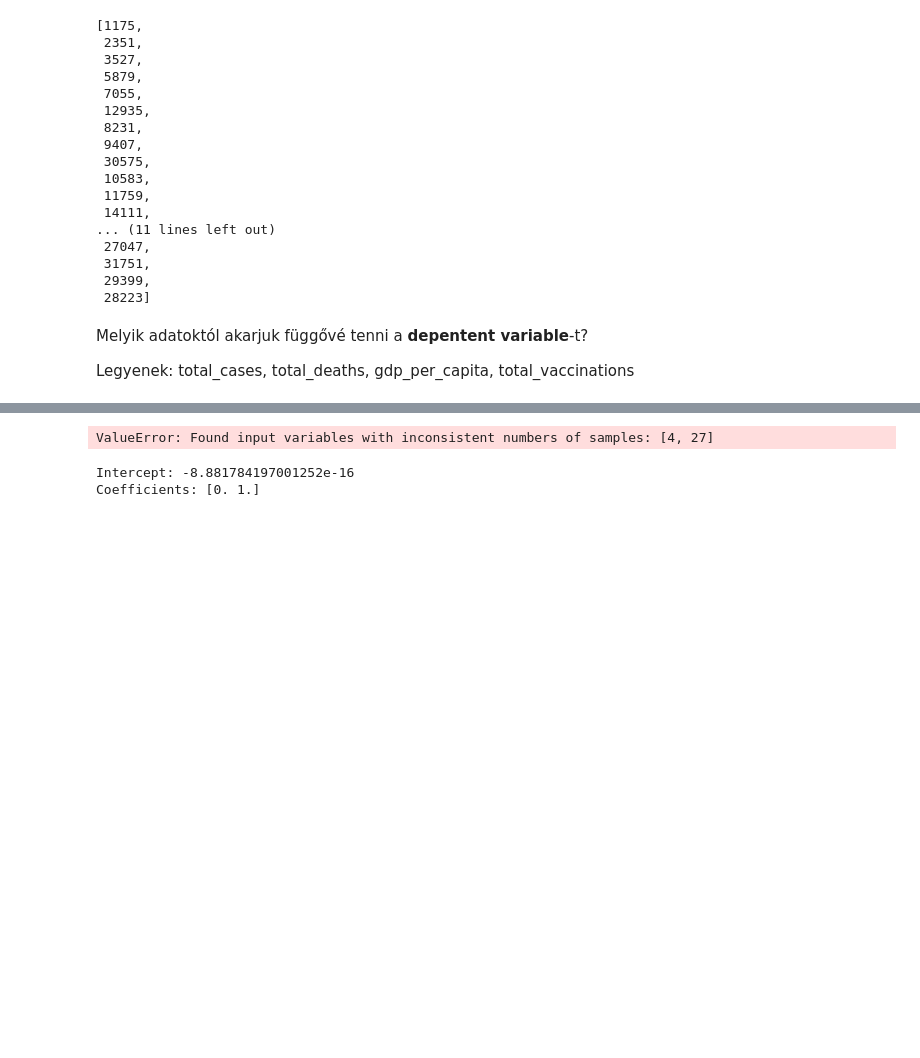
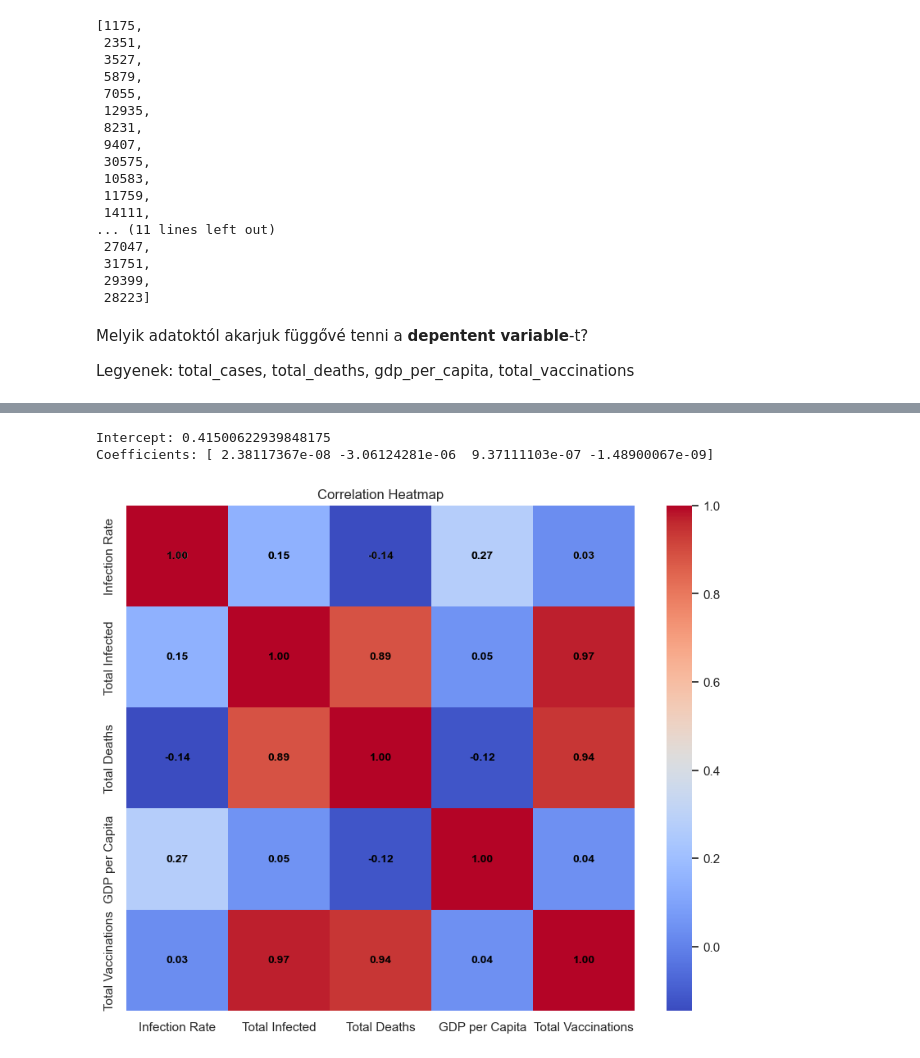
Before and after one commit to Adiklafa/Matprog, a Jupyter notebook: adam.ipynb, the cells around one changed output, grey strips where cells are left out. Saved outputs shown, nothing was run; the diff lists cells and outputs as text; code cells hidden in the pictures; blank space fills up the shorter version.

Commit message:
Updated with linear regression and correlation

```diff
--- a/adam.ipynb
+++ b/adam.ipynb
@@ -135,6 +135,5 @@ def addlastvalid(countries,xi,xi_list):
 for i in range(len(xi_valtozok)):
     addlastvalid(eu_members,xi_valtozok[i],xi_k[i])
 
-xi_k=np.array(xi_k)
+xi_k=np.transpose(np.array(xi_k))
 gamma_datas=np.array(gamma_datas)
-gamma_datas=gamma_datas.reshape(gamma_datas.shape[1:])
@@ -152,18 +146,7 @@ from sklearn.linear_model import LinearRegression
 # %%
 linmodel = LinearRegression().fit(xi_k, gamma_datas)
+print("Intercept:", linmodel.intercept_)
 print("Coefficients:", linmodel.coef_)
 # %% [output]
-ValueError: Found input variables with inconsistent numbers of samples: [4, 27]
+Intercept: 0.41500622939848175
+Coefficients: [ 2.38117367e-08 -3.06124281e-06  9.37111103e-07 -1.48900067e-09]
-# %%
-X = [[1, 2], [1, 3], [1, 4], [1, 5]]  # Independent variables (including intercept term)
-y = [2, 3, 4, 5]  # Dependent variable
-
-# Fit linear regression model
-model = LinearRegression().fit(X, y)
-
-# Print coefficients
-print("Intercept:", model.intercept_)
-print("Coefficients:", model.coef_)
-# %% [output]
-Intercept: -8.881784197001252e-16
-Coefficients: [0. 1.]
@@ -169,0 +155,30 @@ Coefficients: [0. 1.]
+# %%
+import numpy as np
+import pandas as pd
+import seaborn as sns
+import matplotlib.pyplot as plt
+
+
+adatok = {
+    'Infection Rate': gamma_datas,
+    'Total Infected': total_cases,
+    'Total Deaths': total_deaths,
+    'GDP per Capita': gdp_per_capita,
+    'Total Vaccinations': total_vacciantions
+}
+
+df = pd.DataFrame(adatok)
+
+corr_matrix = df.corr()
+
+# Plot correlation heatmap
+plt.figure(figsize=(10, 8))
+sns.heatmap(corr_matrix, annot=True, cmap='coolwarm', fmt=".2f", annot_kws={"size": 10})
+plt.title('Correlation Heatmap')
+for i in range(len(corr_matrix)):
+    for j in range(len(corr_matrix.columns)):
+        text = f'{corr_matrix.iloc[i, j]:.2f}'
+        plt.text(j + 0.5, i + 0.5, text, ha='center', va='center', color='black', fontsize=10, fontweight='bold')
+plt.show()
+# %% [output]
+[figure, added]
```
Also changed, not shown: parts of 4 cells of this notebook.
